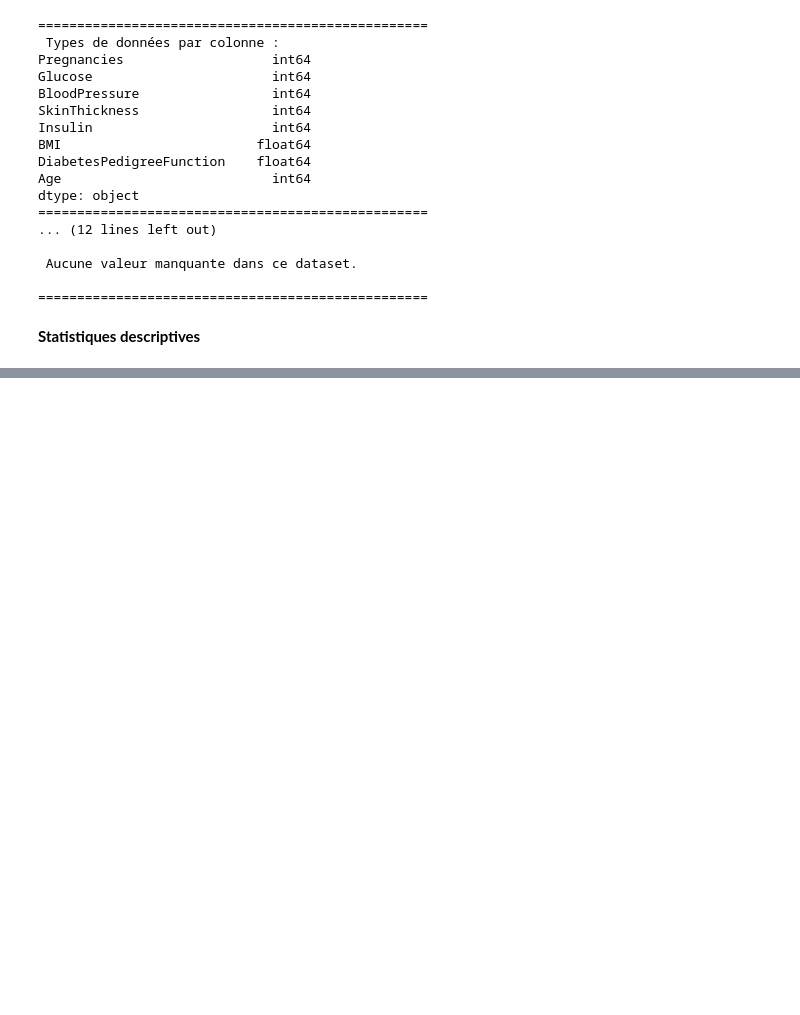
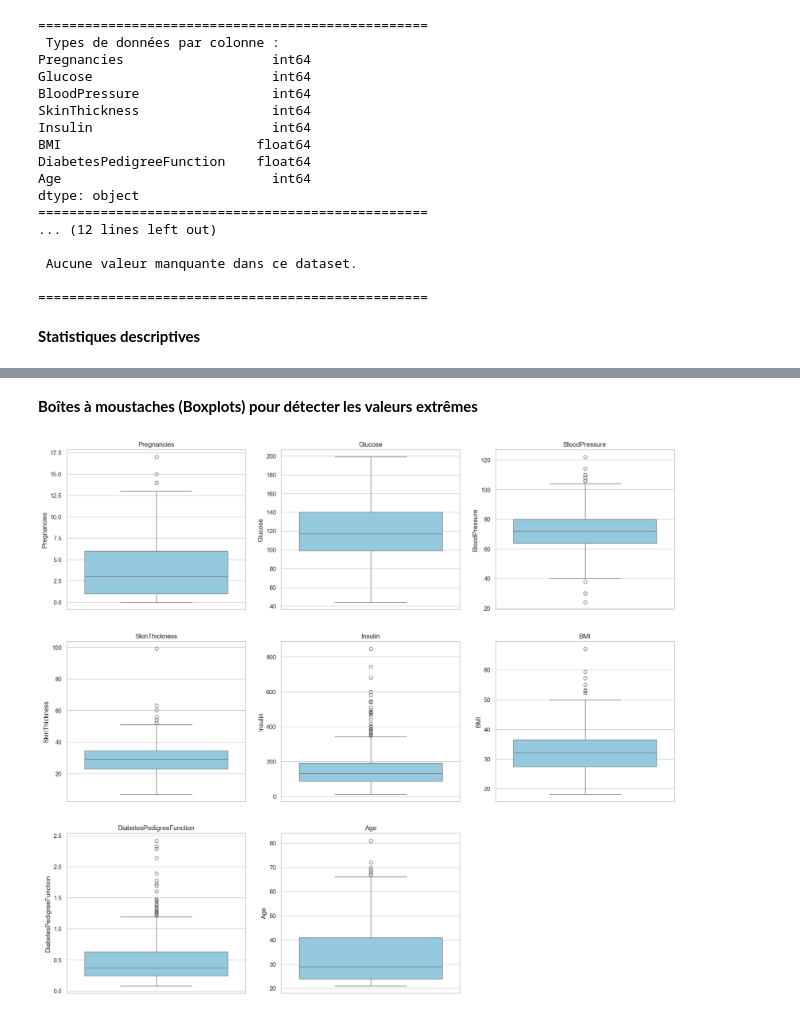
Before and after one commit to OUSSAMAEDDERKAOUI/Analyse-et-Prediction-du-Risque-de-Diabete, a Jupyter notebook: notebooks/01_EDA.ipynb, the cells around one changed output, grey strips where cells are left out. Cells and saved outputs as stored; diff of their text form; code cells hidden in the pictures; blank space fills up the shorter version.

```diff
--- a/notebooks/01_EDA.ipynb
+++ b/notebooks/01_EDA.ipynb
@@ -107,0 +140,12 @@ max     67.100000                  2.420000   81.000000
+# %% [markdown]
+**Boîtes à moustaches (Boxplots) pour détecter les valeurs extrêmes**
+# %%
+
+plt.figure(figsize=(20,18))
+for i,c in enumerate(df.columns):
+    plt.subplot(3,3,i+1)
+    sns.boxplot(df_imputed[c], color='skyblue')
+    plt.title(c)
+plt.show()
+# %% [output]
+[figure, added]
```
Also changed, not shown: parts of 9 cells of this notebook, 2 other files.
